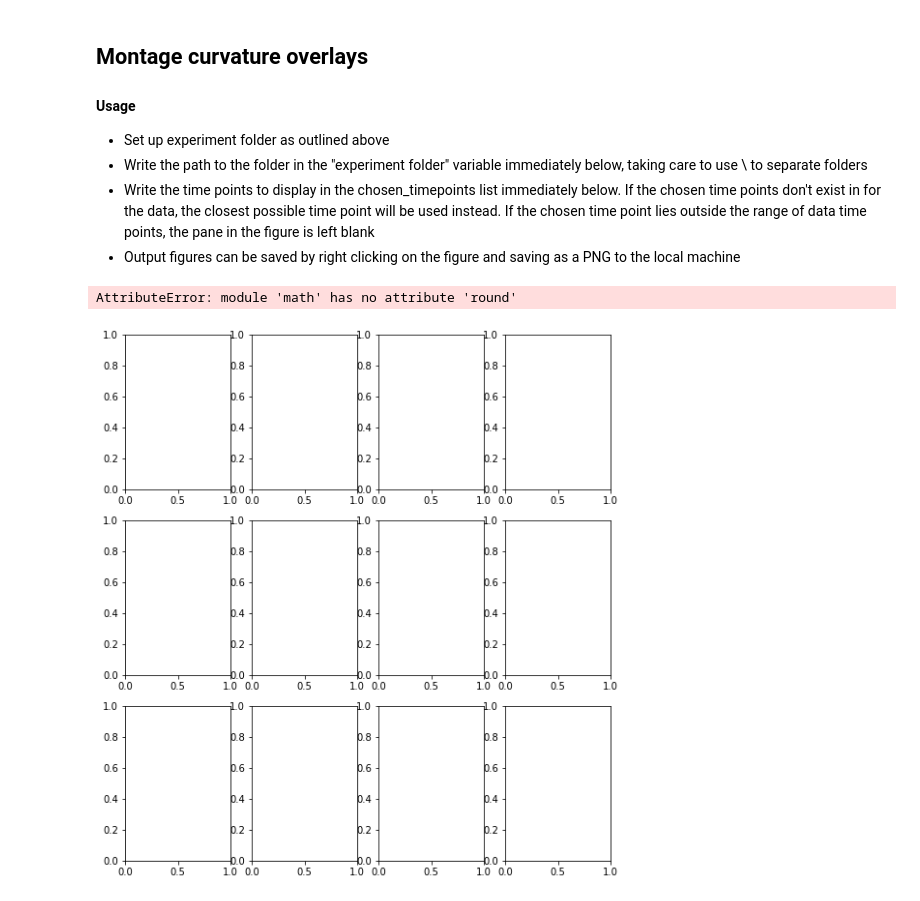
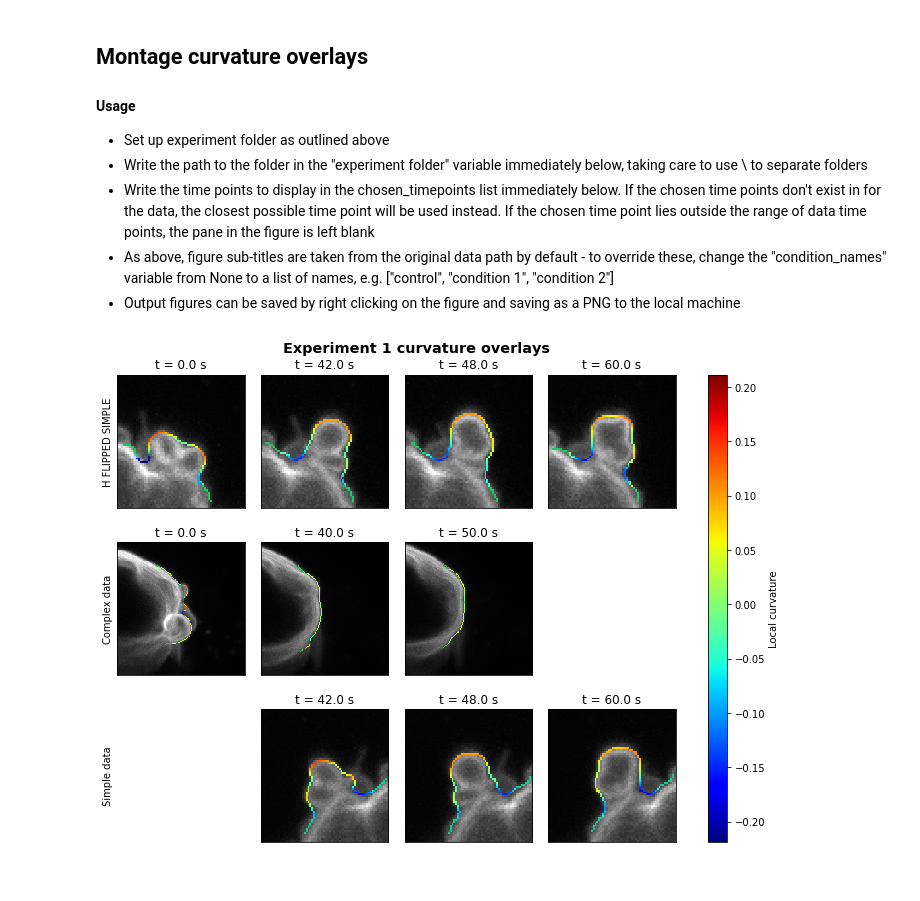
Before and after one commit to dougkelly88/blebbing_analysis, a Jupyter notebook: plotting/Blebbing figures.ipynb, the cells around one changed output. Drawn from its saved outputs; the diff is of its cells as text; code cells hidden in the pictures.

```diff
--- a/plotting/Blebbing figures.ipynb
+++ b/plotting/Blebbing figures.ipynb
@@ -22,6 +23,8 @@ from Parameters import Parameters
 * Output figures can be saved by right clicking on the figure and saving as a PNG to the local machine
 # %%
 experiment_folder = "D:\\data\\Inverse blebbing\\Experiment 1"
+condition_names = None;
+#condition_names = ["control", "condition 1", "condition 2"]
 
 # load and plot kymographs
 actin_kyms = [];
@@ -35,7 +38,10 @@ for idx, subfolder in enumerate(os.listdir(experiment_folder)):
     params = Parameters();
     params.loadParametersFromJson(os.path.join(experiment_folder, subfolder, "parameters used.json"));
     paramses.append(params);
-    subtitles.append(os.path.splitext(os.path.basename(params.input_image_path))[0])
+    if condition_names is None:
+        subtitles.append(os.path.splitext(os.path.basename(params.input_image_path))[0]);
+    else:
+        subtitles.append(condition_names[idx]);
 curv_lims = (min([im.min() for im in curvature_kyms]), max([im.max() for im in curvature_kyms]));
 fig, axs = plt.subplots(ncols=len(actin_kyms), nrows=2, sharex='col', figsize=(3*len(curvature_kyms),10));
 for idx in range(len(actin_kyms)):
@@ -59,7 +65,7 @@ for idx in range(len(actin_kyms)):
     lbls = axs[1][idx].get_xticklabels();
     t_offs = 0;
     if paramses[idx].time_crop_start_end is not None:
-        t_offs = float(paramses[idx].time_crop_start_end[0]);
+        t_offs = float(paramses[idx].time_crop_start_end[0] * paramses[idx].frame_interval);
     newlbls = ([(t_offs + paramses[idx].frame_interval * float(l.get_text().replace("−","-"))) for l in lbls]);
     axs[1][idx].set_xticklabels(newlbls);
     axs[0][idx].set_title("\n".join(wrap(subtitles[idx], 30)));
@@ -76,10 +82,13 @@ plt.show();
 * Set up experiment folder as outlined above
 * Write the path to the folder in the "experiment folder" variable immediately below, taking care to use \\ to separate folders
 * Write the time points to display in the chosen_timepoints list immediately below. If the chosen time points don't exist in for the data, the closest possible time point will be used instead. If the chosen time point lies outside the range of data time points, the pane in the figure is left blank
+* As above, figure sub-titles are taken from the original data path by default - to override these, change the "condition_names" variable from None to a list of names, e.g. \["control", "condition 1", "condition 2"\]
 * Output figures can be saved by right clicking on the figure and saving as a PNG to the local machine
 # %%
 experiment_folder = "D:\\data\\Inverse blebbing\\Experiment 1"
 chosen_timepoints = [0, 40, 50, 60];
+condition_names = None;
+#condition_names = ["control", "condition 1", "condition 2"]
 
 ims = [];
 raw_curvatures = [];
@@ -93,21 +102,24 @@ for idx, subfolder in enumerate(os.listdir(experiment_folder)):
     params = Parameters();
     params.loadParametersFromJson(os.path.join(experiment_folder, subfolder, "parameters used.json"));
     paramses.append(params);
-    subtitles.append(os.path.splitext(os.path.basename(params.input_image_path))[0])
+    if condition_names is None:
+        subtitles.append(os.path.splitext(os.path.basename(params.input_image_path))[0]);
+    else:
+        subtitles.append(condition_names[idx]);
 
 curv_lims =  (min([raw_cs.min() for raw_cs in raw_curvatures]), max([raw_cs.max() for raw_cs in raw_curvatures]))
-fig, axs = plt.subplots(ncols=len(chosen_timepoints), nrows=len(ims), figsize=(3*len(ims),10));
+fig, axs = plt.subplots(ncols=len(chosen_timepoints), nrows=len(ims), figsize=(3*len(ims),2.5*len(ims)));
 for imidx in range(len(ims)):
     t_offs = 0;
     if paramses[imidx].time_crop_start_end is not None:
         t_offs = float(paramses[idx].time_crop_start_end[0]) * paramses[idx].frame_interval;
-    chosen_frames = [math.round((t - t_offs)/ paramses[imidx].frame_interval) for t in chosen_timepoints];
+    chosen_frames = [round((t - t_offs)/ paramses[imidx].frame_interval) for t in chosen_timepoints];
     #chosen_frames = [ch if ch < ims[imidx].shape[0] else ims[imidx].shape[0]-1 for ch in chosen_frames]; #
     closest_timepoints = [fr * paramses[imidx].frame_interval + t_offs for fr in chosen_frames];
     chosen_frames = [ch if ((ch < ims[imidx].shape[0]) and (ch >= 0)) else float('nan') for ch in chosen_frames];
-    print("For " + subtitles[imidx] + ", available timepoints are: " + str([i * paramses[imidx].frame_interval + t_offs for i in range(len(ims[imidx]))]));
-    print("For " + subtitles[imidx] + ", timepoints are: " + str(closest_timepoints));
-    print("For " + subtitles[imidx] + ", frames are: " + str(chosen_frames));
+    #print("For " + subtitles[imidx] + ", available timepoints are: " + str([i * paramses[imidx].frame_interval + t_offs for i in range(len(ims[imidx]))]));
+    #print("For " + subtitles[imidx] + ", timepoints are: " + str(closest_timepoints));
+    #print("For " + subtitles[imidx] + ", frames are: " + str(chosen_frames));
     for fridx, fr in enumerate(chosen_frames):
         if not math.isnan(fr):
             cbw = math.ceil(0.95 * ims[imidx][fr].shape[0]);
@@ -123,33 +135,32 @@ for imidx in range(len(ims)):
                 #print("RGB value = " + str((int(round(255*r)), int(round(255*g)), int(round(255*b)))));
                 ims[imidx][fr][pixx][pixy][0] = int(round(255*r));
                 ims[imidx][fr][pixx][pixy][1] = int(round(255*g));
                 ims[imidx][fr][pixx][pixy][2] = int(round(255*b));
             axs[imidx][fridx].imshow(ims[imidx][fr][:, :cbw, :]);
             axs[imidx][fridx].set_title("t = " + str(closest_timepoints[fridx]) + " s");
         else:
             #axs[imidx][fridx].set_visible(False);
             axs[imidx][fridx].imshow(ims[imidx][0][:, :cbw, :], alpha=0);
             axs[imidx][fridx].set_frame_on(False);
             #if fridx == 0:
                 #axs[imidx][fridx].set_ylabel("\n".join(wrap(subtitles[imidx], 30)));
         axs[imidx][fridx].set_xticks([]);
         axs[imidx][fridx].set_yticks([]);
         if fridx == 0:
             axs[imidx][fridx].set_ylabel("\n".join(wrap(subtitles[imidx], 30)));
 #print(ims[0][0].shape)
 #axs[0][0].imshow(ims[0][0])
 
 plt.tight_layout()
-fig.subplots_adjust(top=0.99, right=0.9, hspace=0);
+fig.subplots_adjust(top=0.95, right=0.9, hspace=0);
 cmap = plt.get_cmap('jet');
 norm = colors.Normalize(vmin=curv_lims[0],vmax=curv_lims[1]);
 sm = plt.cm.ScalarMappable(cmap=cmap, norm=norm);
 sm.set_array([]);
 cbar_ax1 = fig.add_axes([0.95, axs[len(ims)-1][len(chosen_timepoints)-1].get_position().y0, 0.03, (axs[0][len(chosen_timepoints)-1].get_position().y1 - axs[len(ims)-1][len(chosen_timepoints)-1].get_position().y0)])
 fig.colorbar(sm, cax=cbar_ax1);
 cbar_ax1.set_ylabel("Local curvature");
 plt.rc('figure', titlesize='x-large', titleweight='bold');
 fig.suptitle(experiment_title + " curvature overlays");
 # %% [output]
-AttributeError: module 'math' has no attribute 'round'
-[figure, old version]
+[figure, new version]
```
Also changed, not shown: parts of 2 cells of this notebook.
